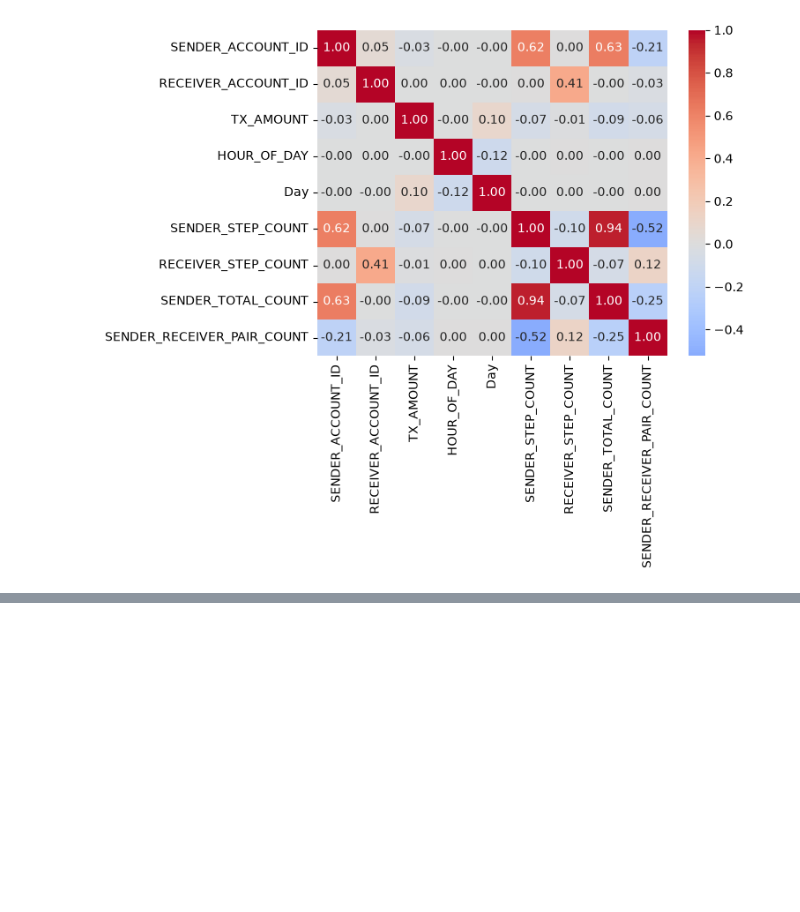
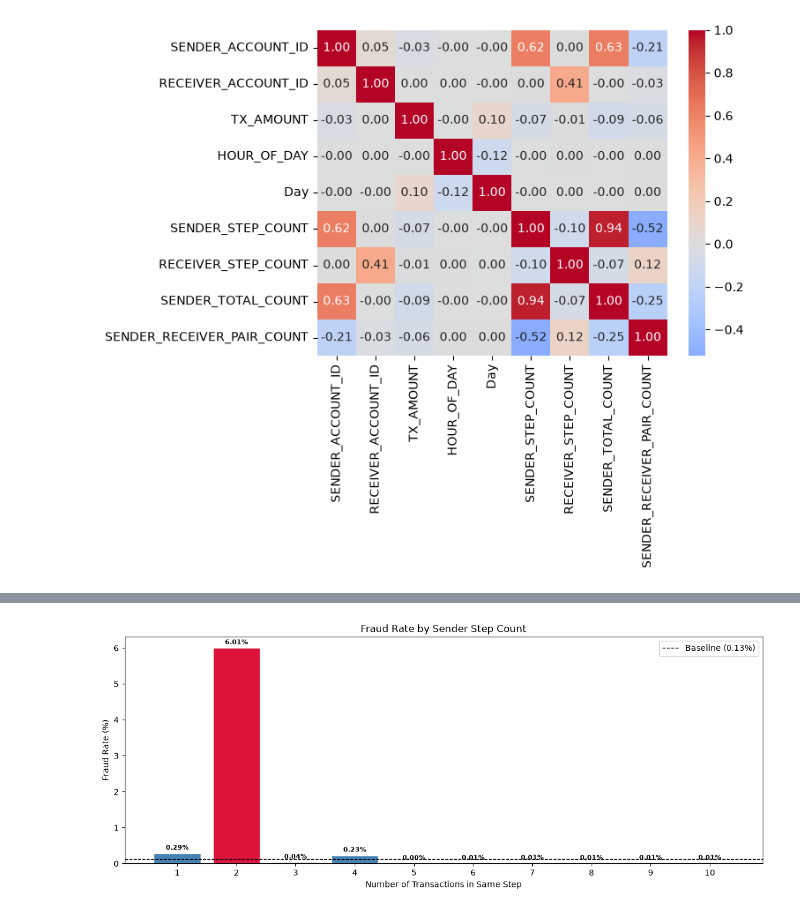
Before and after one commit to Daazee/fraud-detection-models, a Jupyter notebook: notebooks/ibm_bank_trans_01_eda.ipynb, the cells around one changed output, grey strips where cells are left out. Saved outputs shown, nothing was run; the diff lists cells and outputs as text; code cells hidden in the pictures; blank space fills up the shorter version.

Commit message:
display sender step and sender_receiver pair in one plot

```diff
--- a/notebooks/ibm_bank_trans_01_eda.ipynb
+++ b/notebooks/ibm_bank_trans_01_eda.ipynb
@@ -278,26 +292,28 @@ print(transaction_dataframe["IS_FRAUD"].value_counts(normalize=True).mul(100).ro
 # %%
 # --- SENDER_STEP_COUNT ---
-fig, axes = plt.subplots(1, 2, figsize=(14, 5))
+fig, ax = plt.subplots(figsize=(14, 5))
 step_fraud = (
     transaction_dataframe.groupby("SENDER_STEP_COUNT")["IS_FRAUD"]
     .mean()
     .mul(100)
     .reset_index()
     .rename(columns={"IS_FRAUD": "fraud_rate"})
     .head(10)
 )
 colors_step = ["crimson" if v == step_fraud["fraud_rate"].max() else "steelblue"
                for v in step_fraud["fraud_rate"]]
 
-axes[0].bar(step_fraud["SENDER_STEP_COUNT"].astype(str), step_fraud["fraud_rate"],
+ax.bar(step_fraud["SENDER_STEP_COUNT"].astype(str), step_fraud["fraud_rate"],
             color=colors_step, edgecolor="white")
-axes[0].axhline(y=0.13, color="black", linestyle="--", linewidth=1, label="Baseline (0.13%)")
-axes[0].set_title("Fraud Rate by Sender Step Count")
-axes[0].set_xlabel("Number of Transactions in Same Step")
-axes[0].set_ylabel("Fraud Rate (%)")
-axes[0].legend()
+ax.axhline(y=0.13, color="black", linestyle="--", linewidth=1, label="Baseline (0.13%)")
+ax.set_title("Fraud Rate by Sender Step Count")
+ax.set_xlabel("Number of Transactions in Same Step")
+ax.set_ylabel("Fraud Rate (%)")
+ax.legend()
 for i, row in step_fraud.iterrows():
-    axes[0].text(i, row["fraud_rate"] + 0.1, f"{row['fraud_rate']:.2f}%",
+    ax.text(i, row["fraud_rate"] + 0.1, f"{row['fraud_rate']:.2f}%",
                  ha="center", fontsize=8, fontweight="bold")
+# %% [output]
+[figure, added]
 # %%
 # --- SENDER_RECEIVER_PAIR_COUNT ---
```
Also changed, not shown: parts of 5 cells of this notebook.
